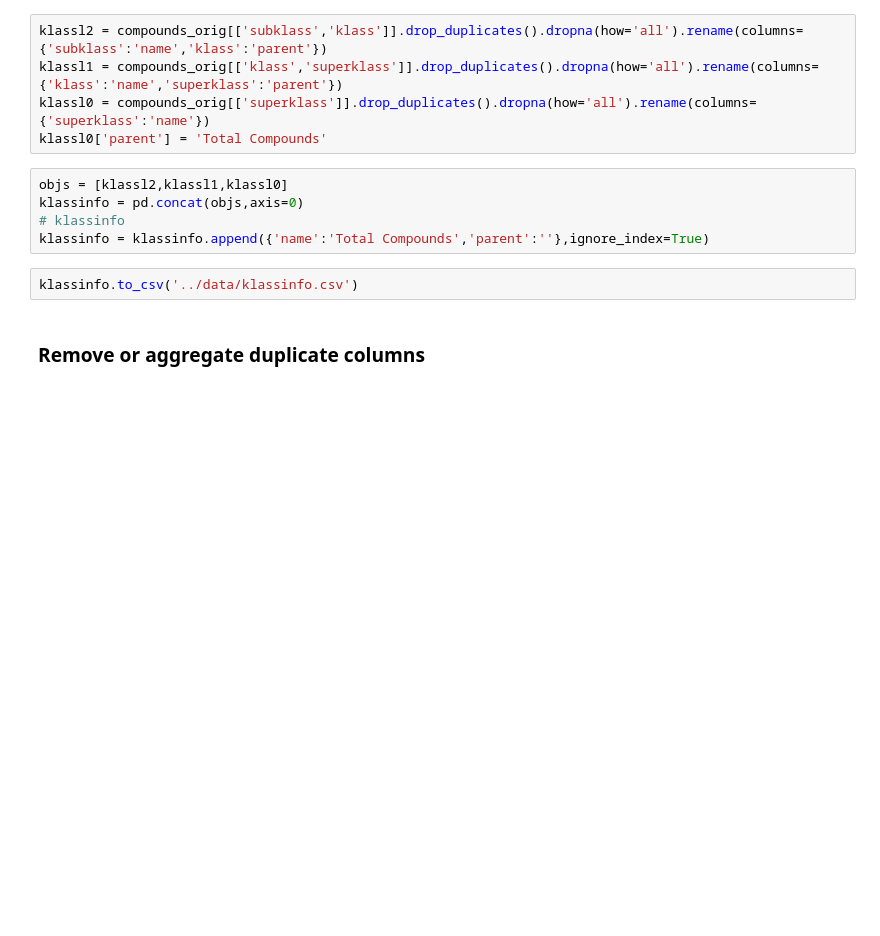
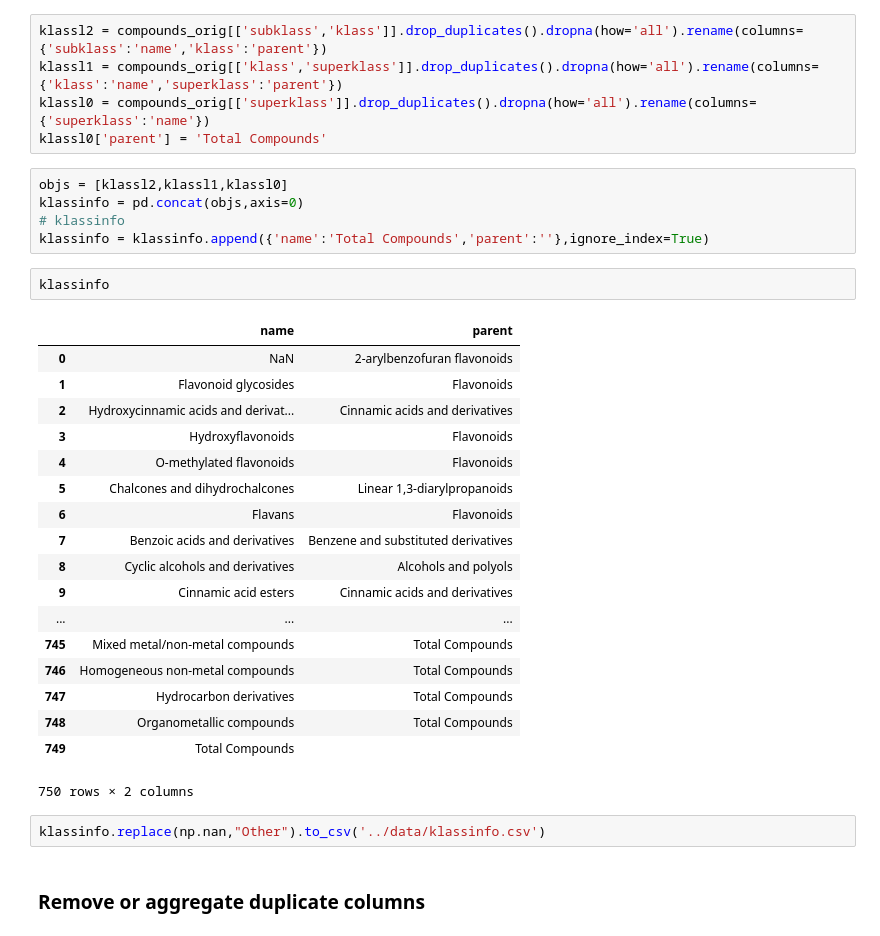
Before and after one commit to g-simmons/infovisfinal, a Jupyter notebook: ipynb/preprocessing.ipynb, the cells around one changed output. Cells and saved outputs as stored; diff of their text form; blank space fills up the shorter version.

Commit message:
update klassinfo

```diff
--- a/ipynb/preprocessing.ipynb
+++ b/ipynb/preprocessing.ipynb
@@ -81,8 +77,29 @@ objs = [klassl2,klassl1,klassl0]
 klassinfo = pd.concat(objs,axis=0)
 # klassinfo
 klassinfo = klassinfo.append({'name':'Total Compounds','parent':''},ignore_index=True)
+# %%
+klassinfo
+# %% [output]
+|  | name | parent |
+| 0 | NaN | 2-arylbenzofuran flavonoids |
+| 1 | Flavonoid glycosides | Flavonoids |
+| 2 | Hydroxycinnamic acids and derivat... | Cinnamic acids and derivatives |
+| 3 | Hydroxyflavonoids | Flavonoids |
+| 4 | O-methylated flavonoids | Flavonoids |
+| 5 | Chalcones and dihydrochalcones | Linear 1,3-diarylpropanoids |
+| 6 | Flavans | Flavonoids |
+| 7 | Benzoic acids and derivatives | Benzene and substituted derivatives |
+| 8 | Cyclic alcohols and derivatives | Alcohols and polyols |
+| 9 | Cinnamic acid esters | Cinnamic acids and derivatives |
+| ... | ... | ... |
+| 745 | Mixed metal/non-metal compounds | Total Compounds |
+| 746 | Homogeneous non-metal compounds | Total Compounds |
+| 747 | Hydrocarbon derivatives | Total Compounds |
+| 748 | Organometallic compounds | Total Compounds |
+| 749 | Total Compounds |  |
+750 rows × 2 columns
 # %%
-klassinfo.to_csv('../data/klassinfo.csv')
+klassinfo.replace(np.nan,"Other").to_csv('../data/klassinfo.csv')
 # %% [markdown]
 ### Remove or aggregate duplicate columns
 # %% [markdown]
```
Also changed, not shown: parts of 1 cell of this notebook, 1 other file.
